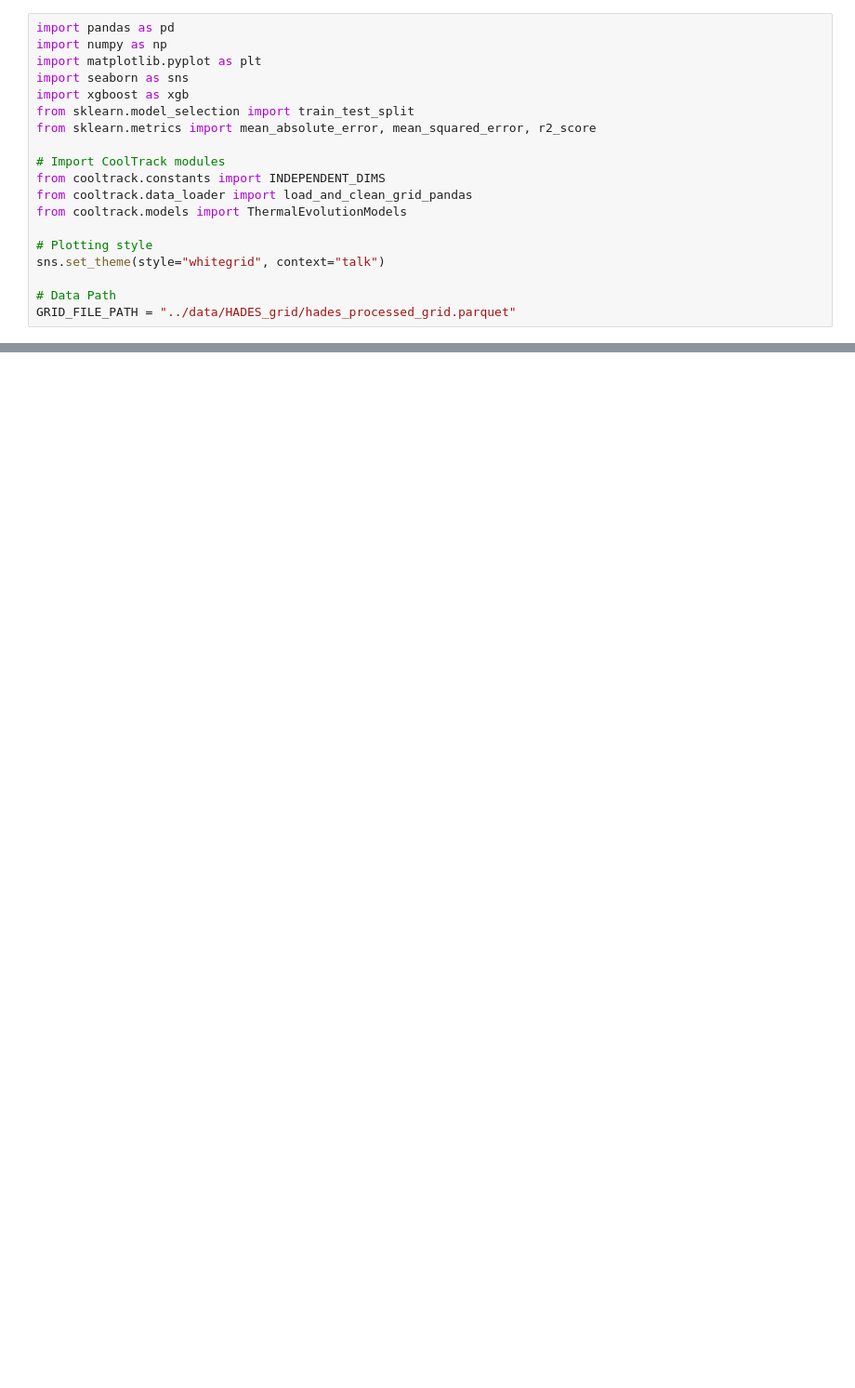
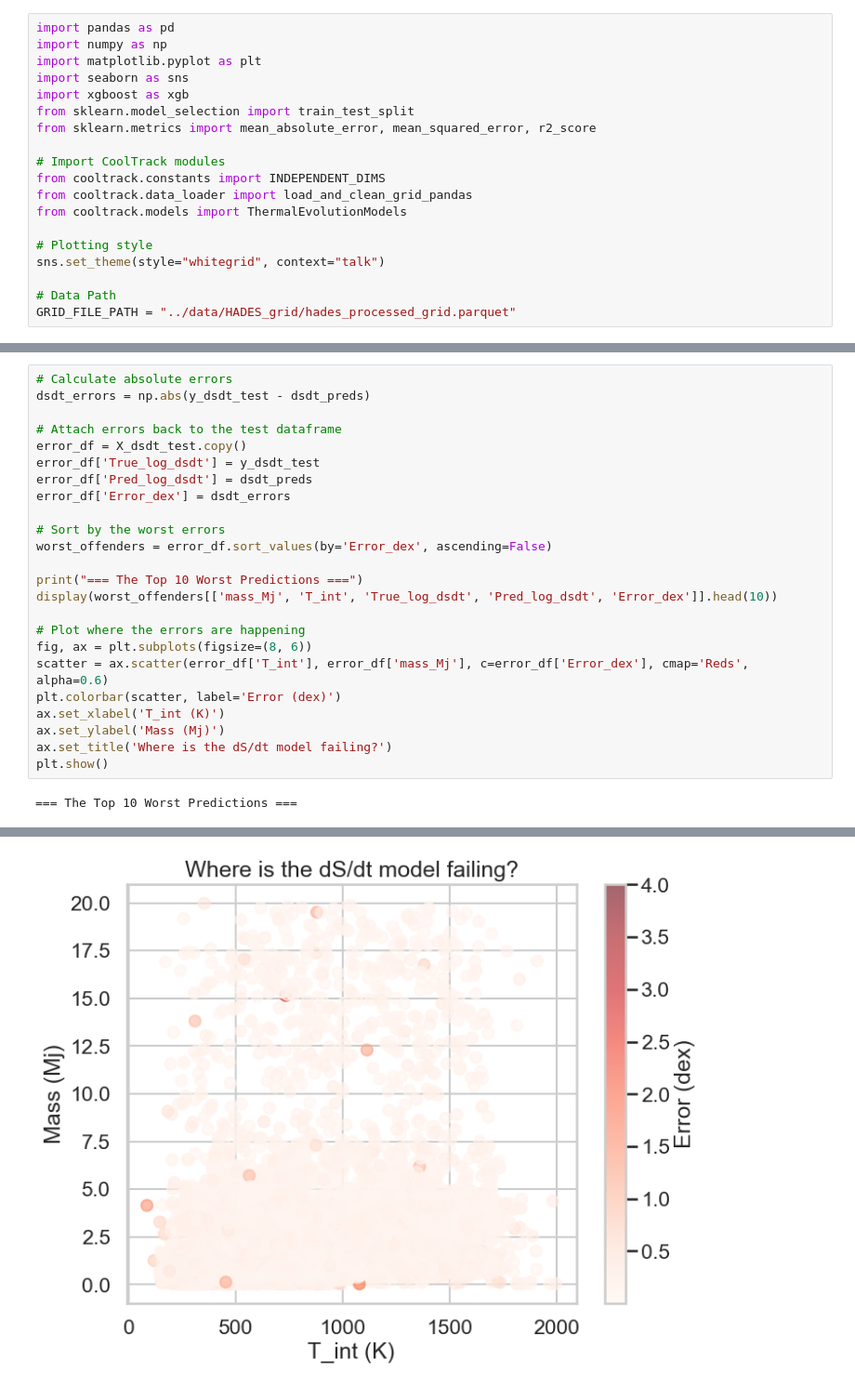
Before and after one commit to ChristianSWilkinson/cooltrack, a Jupyter notebook: notebooks/evaluate_models.ipynb, the cells around one changed output, grey strips where cells are left out. Shown at 93% size. Cells and saved outputs as stored; diff of their text form; blank space fills up the shorter version.

```diff
--- a/notebooks/evaluate_models.ipynb
+++ b/notebooks/evaluate_models.ipynb
@@ -94,0 +99,26 @@ plt.show()
+# %%
+# Calculate absolute errors
+dsdt_errors = np.abs(y_dsdt_test - dsdt_preds)
+
+# Attach errors back to the test dataframe
+error_df = X_dsdt_test.copy()
+error_df['True_log_dsdt'] = y_dsdt_test
+error_df['Pred_log_dsdt'] = dsdt_preds
+error_df['Error_dex'] = dsdt_errors
+
+# Sort by the worst errors
+worst_offenders = error_df.sort_values(by='Error_dex', ascending=False)
+
+print("=== The Top 10 Worst Predictions ===")
+display(worst_offenders[['mass_Mj', 'T_int', 'True_log_dsdt', 'Pred_log_dsdt', 'Error_dex']].head(10))
+
+# Plot where the errors are happening
+fig, ax = plt.subplots(figsize=(8, 6))
+scatter = ax.scatter(error_df['T_int'], error_df['mass_Mj'], c=error_df['Error_dex'], cmap='Reds', alpha=0.6)
+plt.colorbar(scatter, label='Error (dex)')
+ax.set_xlabel('T_int (K)')
+ax.set_ylabel('Mass (Mj)')
+ax.set_title('Where is the dS/dt model failing?')
+plt.show()
+# %% [output]
+=== The Top 10 Worst Predictions ===
@@ -94,0 +136 @@ plt.show()
+[figure, added]
```
Also changed, not shown: parts of 5 cells of this notebook, 2 other files.
